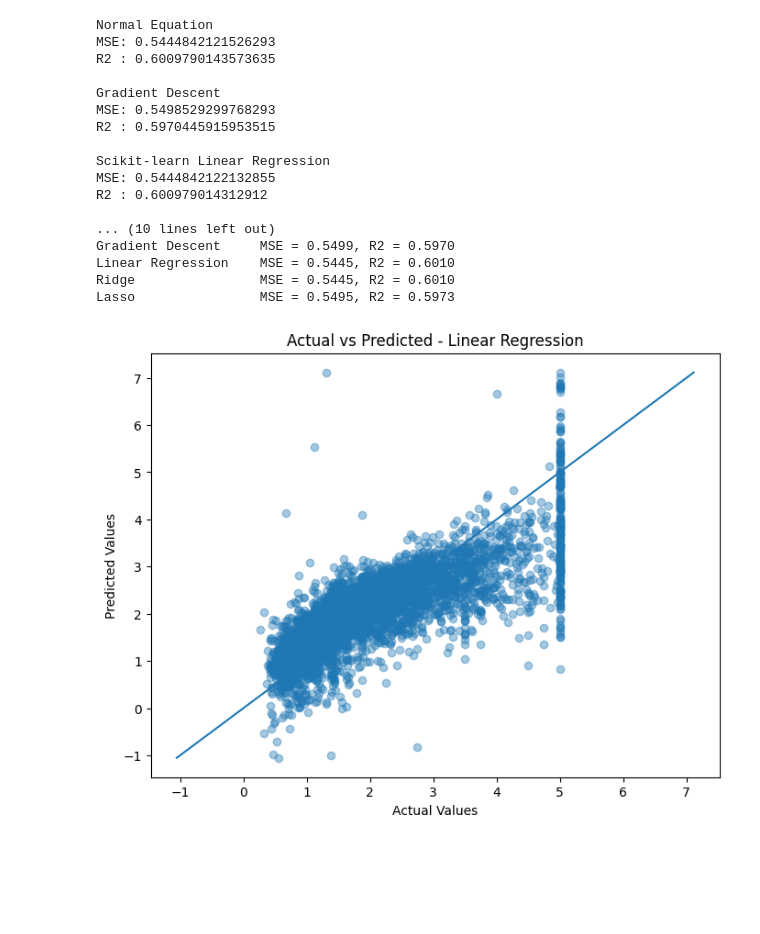
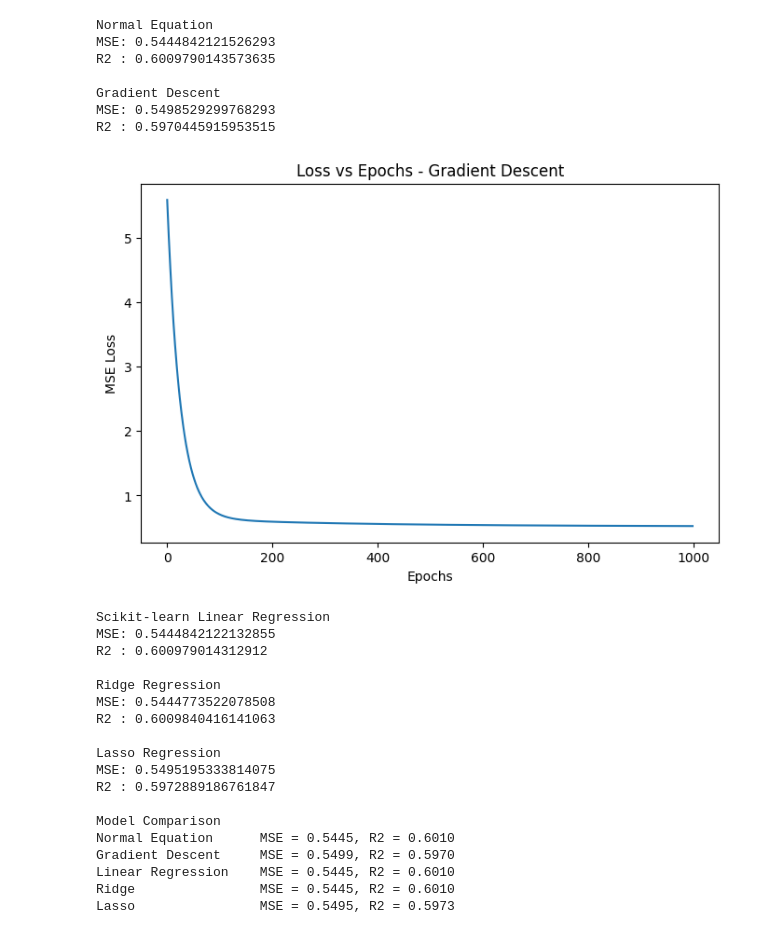
Before and after one commit to Tilakrajrawat/ml_experiments, a Jupyter notebook: experiment1.ipynb, the cells around one changed output. Saved outputs shown, nothing was run; the diff lists cells and outputs as text; code cells hidden in the pictures; blank space fills up the shorter version.

```diff
--- a/experiment1.ipynb
+++ b/experiment1.ipynb
@@ -49,7 +49,6 @@ print("Normal Equation")
 print("MSE:", mean_squared_error(y_test, y_pred_normal))
 print("R2 :", r2_score(y_test, y_pred_normal))
 
-
 # --------------------------------------------------
 # 3. Linear Regression using Gradient Descent
 # --------------------------------------------------
@@ -67,14 +66,22 @@ learning_rate = 0.01
 epochs = 1000
 m = len(y_train)
 
+loss_history = []
+
 for i in range(epochs):
 
     predictions = X_gd @ theta_gd
 
     error = predictions - y_train
 
+    # Calculate MSE loss
+    loss = np.mean(error ** 2)
+    loss_history.append(loss)
+
+    # Calculate gradient
     gradient = (2 / m) * X_gd.T @ error
 
+    # Update parameters
     theta_gd -= learning_rate * gradient
 
 y_pred_gd = X_test_gd @ theta_gd
@@ -84,6 +91,19 @@ print("MSE:", mean_squared_error(y_test, y_pred_gd))
 print("R2 :", r2_score(y_test, y_pred_gd))
 
 
+# --------------------------------------------------
+# Loss Curve
+# --------------------------------------------------
+
+plt.figure(figsize=(8, 5))
+
+plt.plot(range(epochs), loss_history)
+
+plt.xlabel("Epochs")
+plt.ylabel("MSE Loss")
+plt.title("Loss vs Epochs - Gradient Descent")
+
+plt.show()
 # --------------------------------------------------
 # 4. Scikit-learn Linear Regression
 # --------------------------------------------------
@@ -151,41 +171,49 @@ for name, predictions in models.items():
 
 
 # --------------------------------------------------
 # 8. Actual vs Predicted Plot
 # --------------------------------------------------
 
 plt.figure(figsize=(8, 6))
 
 plt.scatter(y_test, y_pred_lr, alpha=0.4)
 
 plt.xlabel("Actual Values")
 plt.ylabel("Predicted Values")
 plt.title("Actual vs Predicted - Linear Regression")
 
 # Perfect prediction line
 minimum = min(y_test.min(), y_pred_lr.min())
 maximum = max(y_test.max(), y_pred_lr.max())
 
 plt.plot([minimum, maximum],
          [minimum, maximum])
 
 plt.show()
 # %% [output]
 Normal Equation
 MSE: 0.5444842121526293
 R2 : 0.6009790143573635
 
 Gradient Descent
 MSE: 0.5498529299768293
 R2 : 0.5970445915953515
-
-Scikit-learn Linear Regression
-MSE: 0.5444842122132855
-R2 : 0.600979014312912
-
-... (10 lines left out)
-Gradient Descent     MSE = 0.5499, R2 = 0.5970
-Linear Regression    MSE = 0.5445, R2 = 0.6010
-Ridge                MSE = 0.5445, R2 = 0.6010
-Lasso                MSE = 0.5495, R2 = 0.5973
-[figure, old version]
+[figure, new version]
+Scikit-learn Linear Regression
+MSE: 0.5444842122132855
+R2 : 0.600979014312912
+
+Ridge Regression
+MSE: 0.5444773522078508
+R2 : 0.6009840416141063
+
+Lasso Regression
+MSE: 0.5495195333814075
+R2 : 0.5972889186761847
+
+Model Comparison
+Normal Equation      MSE = 0.5445, R2 = 0.6010
+Gradient Descent     MSE = 0.5499, R2 = 0.5970
+Linear Regression    MSE = 0.5445, R2 = 0.6010
+Ridge                MSE = 0.5445, R2 = 0.6010
+Lasso                MSE = 0.5495, R2 = 0.5973
```
Also changed, not shown: parts of 1 cell of this notebook.
